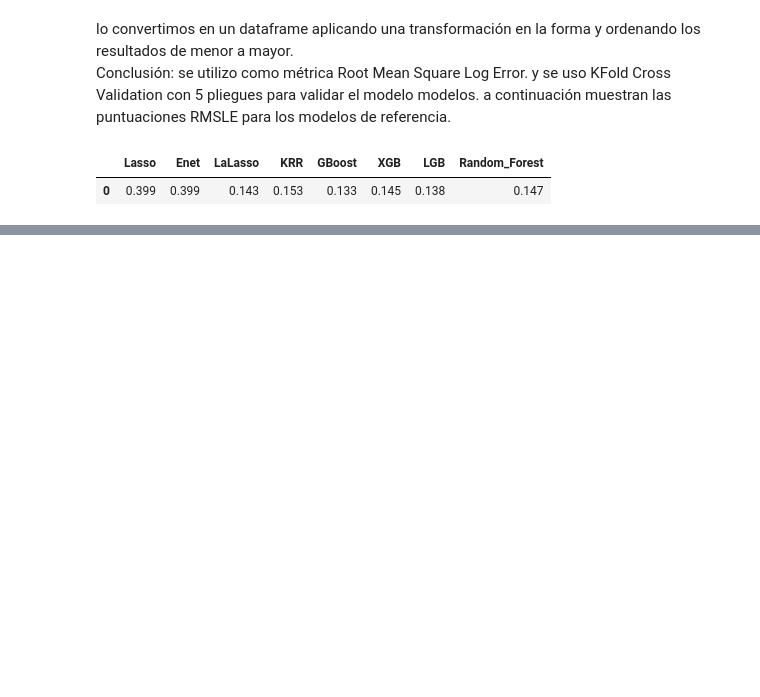
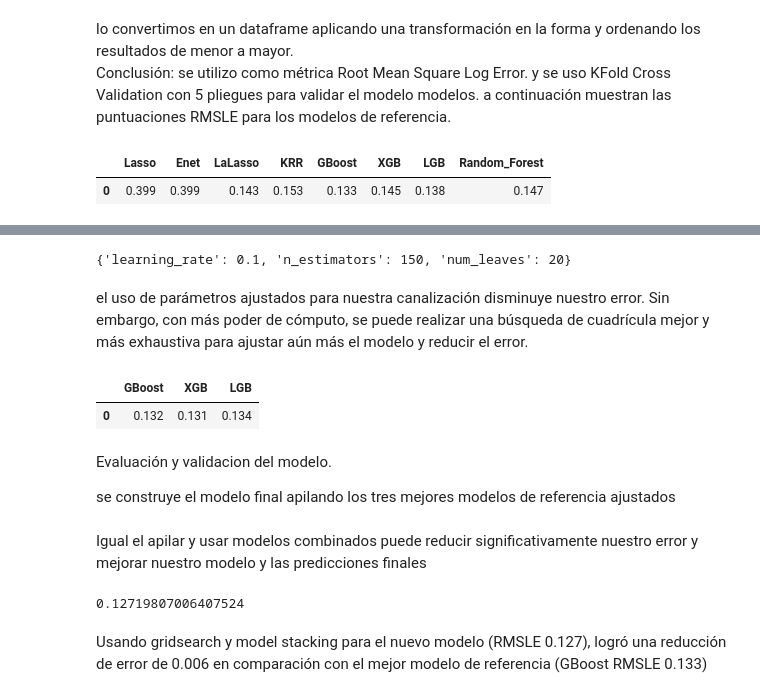
Before and after one commit to kbanegas/Hackathon, a Jupyter notebook: haketon1datadream_Banegas_Karen.ipynb, the cells around one changed output, grey strips where cells are left out. Saved outputs shown, nothing was run; the diff lists cells and outputs as text; code cells hidden in the pictures; blank space fills up the shorter version.

```diff
--- a/haketon1datadream_Banegas_Karen.ipynb
+++ b/haketon1datadream_Banegas_Karen.ipynb
@@ -537,0 +629,34 @@ data
+# %%
+param_grid={
+            'learning_rate': [0.1, 0.05, 0.02],
+            'n_estimators': [50,100,150],
+            'num_leaves': [20,31,40]
+}
+CV_rfc = GridSearchCV(estimator=lgb.LGBMRegressor(), param_grid=param_grid, cv= 5)
+CV_rfc.fit(train, target)
+print(CV_rfc.best_params_)
+# %% [output]
+{'learning_rate': 0.1, 'n_estimators': 150, 'num_leaves': 20}
+# %% [markdown]
+el uso de parámetros ajustados para nuestra canalización disminuye nuestro error. Sin embargo, con más poder de cómputo, se puede realizar una búsqueda de cuadrícula mejor y más exhaustiva para ajustar aún más el modelo y reducir el error.
+# %%
+optimized_kfold_scores = pd.Series()
+opt_GBoost = make_pipeline(MinMaxScaler(), GradientBoostingRegressor(max_depth=4, min_samples_leaf=3, n_estimators=100))
+opt_model_xgb = make_pipeline(MinMaxScaler(), xgb.XGBRegressor(learning_rate=0.1, max_depth=5, n_estimators=150, objective='reg:squarederror'))
+opt_model_lgb = make_pipeline(MinMaxScaler(), lgb.LGBMRegressor(learning_rate=0.1, n_estimators=150, num_leaves=20))
+score = rmsle_cv(opt_GBoost)
+score1 = rmsle_cv(opt_model_xgb)
+score2 = rmsle_cv(opt_model_lgb)
+optimized_kfold_scores={'GBoost': score.mean(),'XGB': score1.mean(), 'LGB': score2.mean() }
+# %%
+optimized_kfold_scores = pd.DataFrame (optimized_kfold_scores, index=[0])
+# %%
+optimized_kfold_scores
+# %% [output]
+|  | GBoost | XGB | LGB |
+| 0 | 0.132 | 0.131 | 0.134 |
+# %% [markdown]
+Evaluación y validacion del modelo.
+
+
+se construye el modelo final apilando los tres mejores modelos de referencia ajustados
@@ -537,0 +680,13 @@ data
+# %% [markdown]
+Igual el apilar y usar modelos combinados puede reducir significativamente nuestro error y mejorar nuestro modelo y las predicciones finales
+# %%
+GBoost = GradientBoostingRegressor(max_depth=4, min_samples_leaf=3, n_estimators=100)
+XGB    = xgb.XGBRegressor(learning_rate=0.1, max_depth=5, n_estimators=150, objective='reg:squarederror')
+LGB    = lgb.LGBMRegressor(learning_rate=0.1, n_estimators=150, num_leaves=20)
+stacked_models = make_pipeline(MinMaxScaler(), StackedModels(models = [GBoost, XGB, LGB]))
+score = rmsle_cv(stacked_models)
+score.mean()
+# %% [output]
+0.12719807006407524
+# %% [markdown]
+   Usando gridsearch y model stacking para el nuevo modelo (RMSLE 0.127), logró una reducción de error de 0.006 en comparación con el mejor modelo de referencia (GBoost RMSLE 0.133)
```
Also changed, not shown: parts of 12 cells of this notebook.
